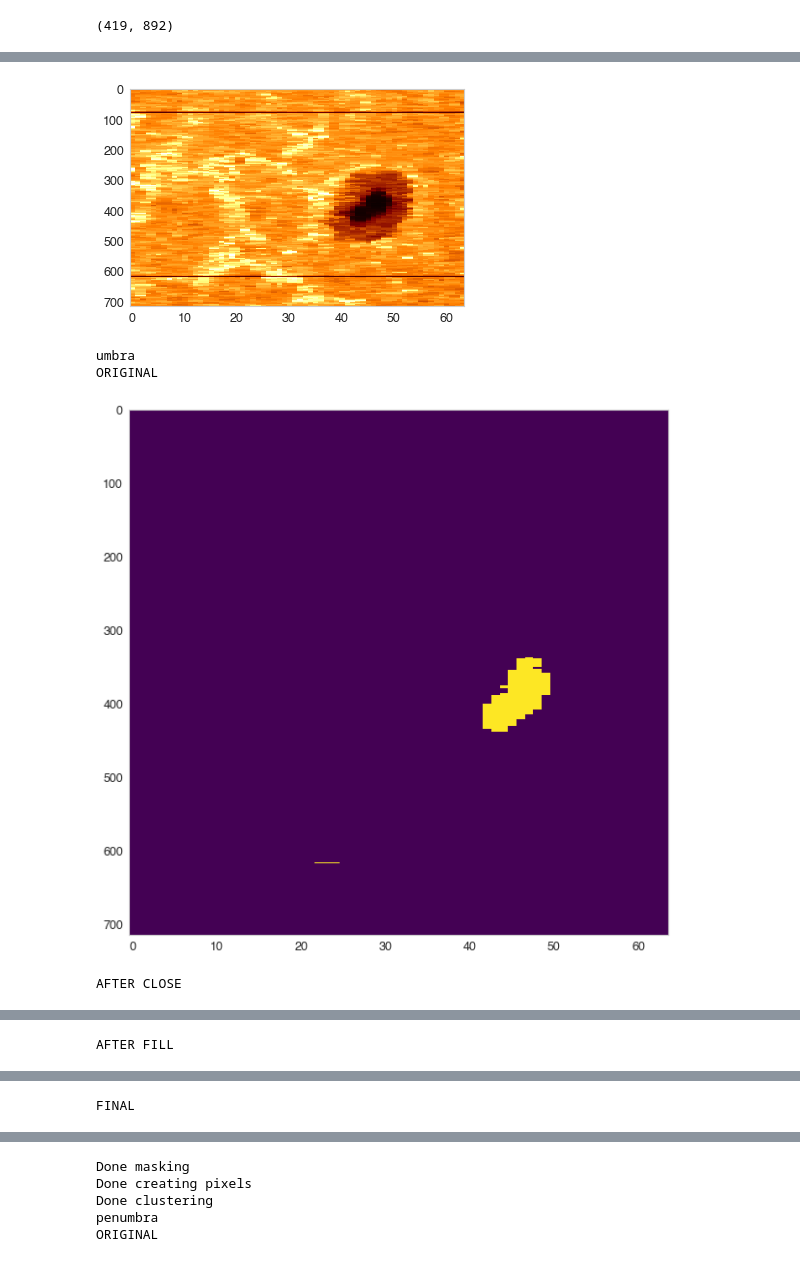
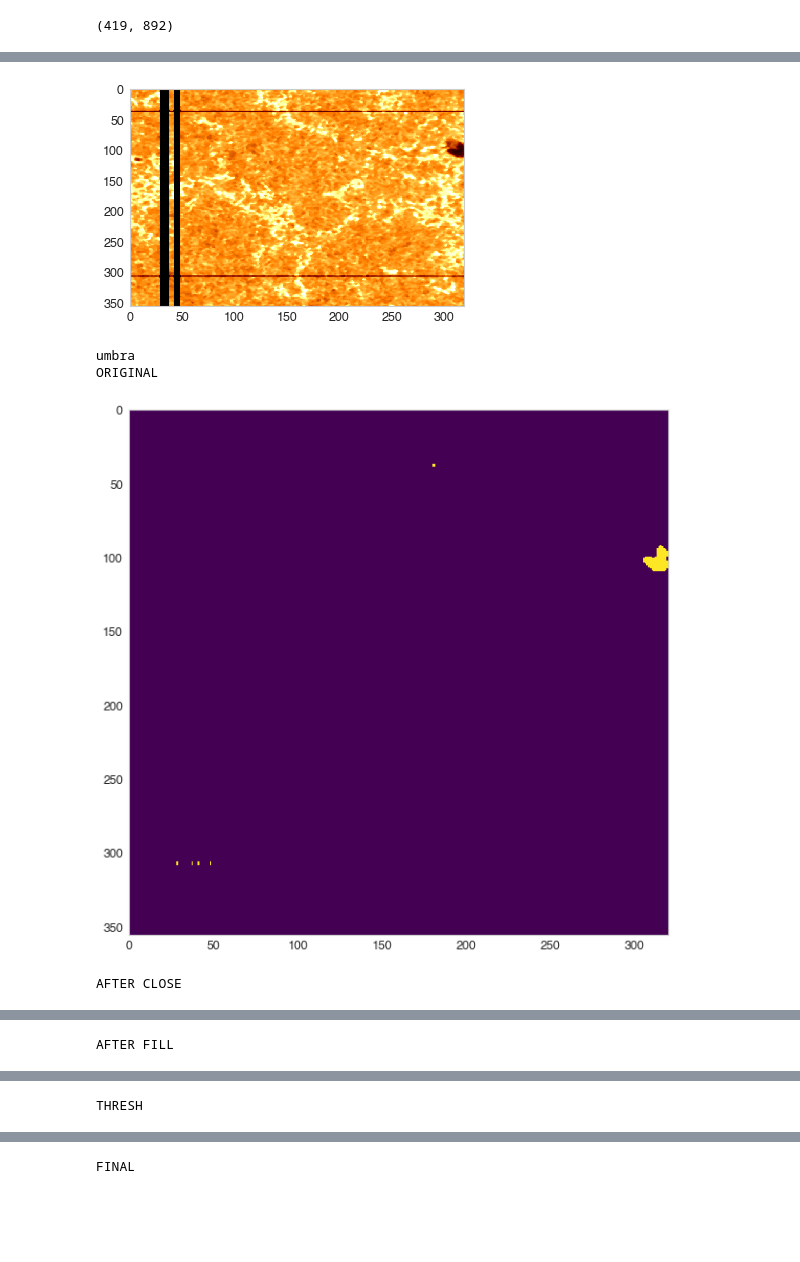
Before and after one commit to 13Ducks/LMSAL, a Jupyter notebook: sunspot_kmeans.ipynb, the cells around one changed output, grey strips where cells are left out. Cells and saved outputs as stored; diff of their text form; code cells hidden in the pictures; blank space fills up the shorter version.

Commit message:
multiple penumbras

```diff
--- a/sunspot_kmeans.ipynb
+++ b/sunspot_kmeans.ipynb
@@ -8,7 +8,7 @@ from ipywidgets import interact
 
 %matplotlib inline
 # %%
-raster_filename = 'iris_l2_20170914_053541_3893010094_raster_t000_r00000.fits'
+raster_filename = 'iris_l2_20151127_002200_3690088076_raster_t000_r00000.fits'
 iris_raster = extract_irisL2data.load(
     raster_filename, window_info=['Mg II k 2796'], verbose=True
 )
@@ -104,7 +104,7 @@ if os.path.exists(dir_name):
     shutil.rmtree(dir_name)
 os.makedirs(dir_name)
 # %%
-def create_pixels(masked_image):
+def create_pixels(masked_image, num_clusters):
     pixels = []
     pixels_loc = []
     for i in range(masked_image.shape[0]):
@@ -114,7 +114,7 @@ def create_pixels(masked_image):
                 pixels.append(d[data_bounds[0]:data_bounds[1]])
                 pixels_loc.append((i,j))
 
-    if len(pixels) < 100:
+    if len(pixels) < num_clusters:
         return (None, None)
 
     pixels = np.stack(pixels, axis=0)
@@ -211,7 +211,7 @@ def interactive_cluster_slider(y_km, km, pixels_loc, masked_image, num_clusters)
 def run_clustering(w, num_clusters, filename, kmap, kmap_sections, section_idx, calc_super, black_mask, m=None):
     masked_image, super_penumbra, quiet = clean_image(w, calc_super, black_mask, m)
     print('Done masking')
-    pixels, pixels_loc = create_pixels(masked_image)
+    pixels, pixels_loc = create_pixels(masked_image, num_clusters)
     print('Done creating pixels')
 
     if pixels is None:
@@ -322,7 +346,7 @@ plt.imshow(a, aspect="auto", cmap=mgii.cmap)
 plt.clim(0,climit)
 plt.show()
 
-area_thresholds = [0.25, 0.75]
+area_thresholds = [0.3, 0.75]
 
 mask_umbra = a < (m * area_thresholds[0])
 mask_penumbra = (a > (m * area_thresholds[0])) & (a < (m * area_thresholds[1]))
@@ -361,35 +385,35 @@ for i, m in enumerate(masks):
 
                              kmap_sections, i, filenames[i]=='penumbra', black_mask)
 
     if res is None:
         bad_data = True
         break
 
     mask, sp, quiet, km = res
 
     if sp is not None and calculate_super:
         res_masks.extend([sp, quiet])
 
     rgb = cv2.cvtColor(mask,cv2.COLOR_GRAY2RGB)
     rgb[mask > 0] = colors[i]
     blank_image = cv2.bitwise_or(blank_image, rgb)
     all_km.append(km)
 
 f, axes = plt.subplots(1, 3, figsize=(20,7))
 axes[0].imshow(blank_image, aspect="auto")
 implot = axes[1].imshow(data[:, :, best], aspect="auto", cmap=mgii.cmap)
 implot.set_clim([0, climit])
 kmapplot = axes[2].imshow(kmap[:, :, 0], aspect="auto", cmap=mgii.cmap)
 kmapplot.set_clim([0, climit/1.5])
 axes[2].set_ylim(bounds[::-1])
 plt.savefig(dir_name + '/segmented.png')
 
 if not bad_data:
     save_filename = dir_name + "/" + 'kmeans_data.jbl.gz'
     sv.save(save_filename, kmap, kmap_sections, all_km, force=True)
 # %% [output]
-[figure, old version]
+[figure, new version]
 umbra
 ORIGINAL
-[figure, old version]
+[figure, new version]
 AFTER CLOSE
@@ -399 +424 @@ AFTER FILL
-FINAL
+THRESH
@@ -401,5 +427 @@ FINAL
-Done masking
-Done creating pixels
-Done clustering
-penumbra
-ORIGINAL
+FINAL
```
Also changed, not shown: parts of 6 cells of this notebook, 2 other files.
